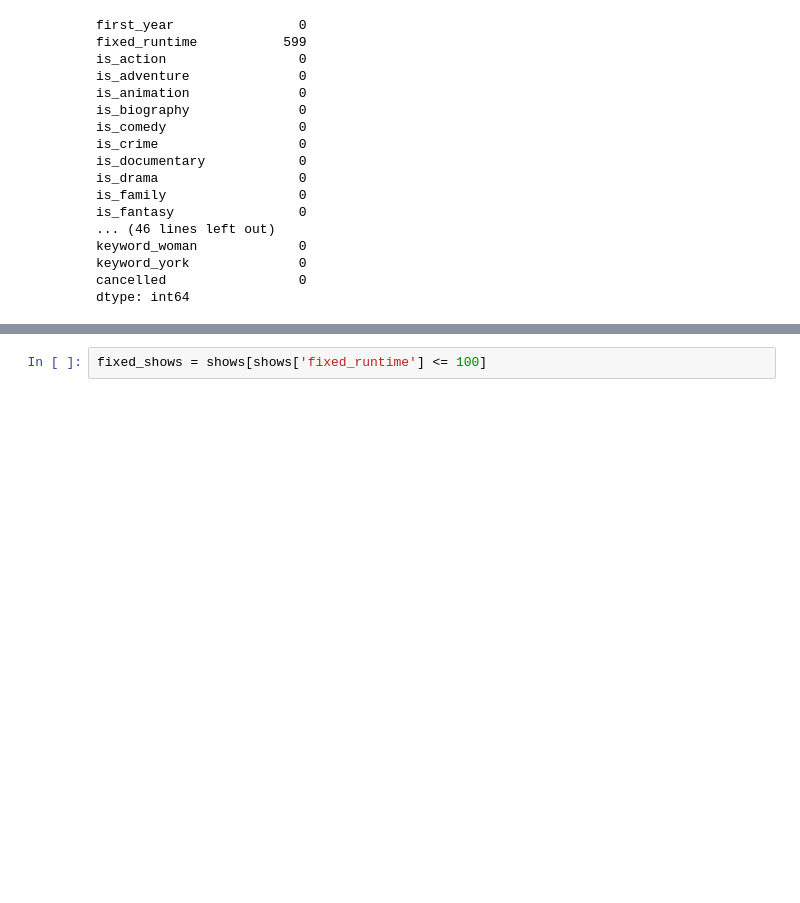
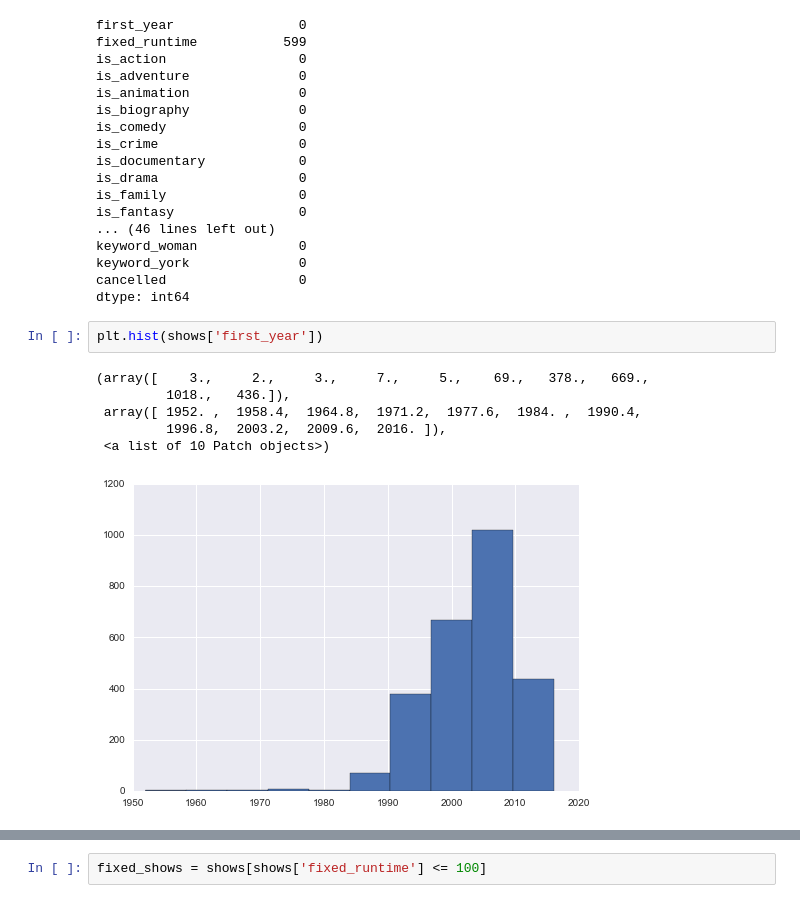
Before and after one commit to cgeppig/Will_My_Show_Get_Cancelled, a Jupyter notebook: Capstone Modeling.ipynb, the cells around one changed output, grey strips where cells are left out. Saved outputs shown, nothing was run; the diff lists cells and outputs as text; blank space fills up the shorter version.

```diff
--- a/Capstone Modeling.ipynb
+++ b/Capstone Modeling.ipynb
@@ -45,6 +48,15 @@ keyword_woman             0
 keyword_york              0
 cancelled                 0
 dtype: int64
+# %%
+plt.hist(shows['first_year'])
+# %% [output]
+(array([    3.,     2.,     3.,     7.,     5.,    69.,   378.,   669.,
+         1018.,   436.]),
+ array([ 1952. ,  1958.4,  1964.8,  1971.2,  1977.6,  1984. ,  1990.4,
+         1996.8,  2003.2,  2009.6,  2016. ]),
+ <a list of 10 Patch objects>)
+[figure, added]
 # %%
 plt.hist(shows['fixed_runtime'].dropna())
 # %% [output]
```
Also changed, not shown: parts of 28 cells of this notebook.
